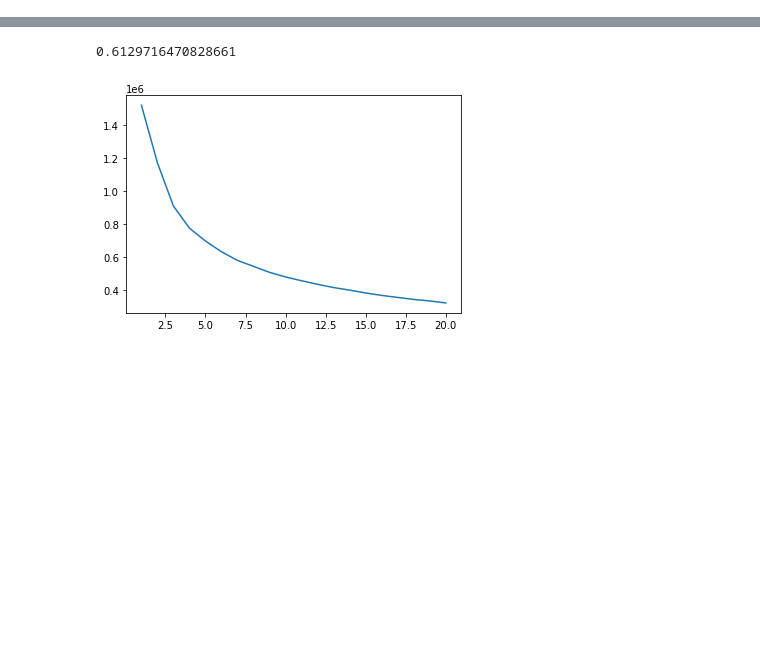
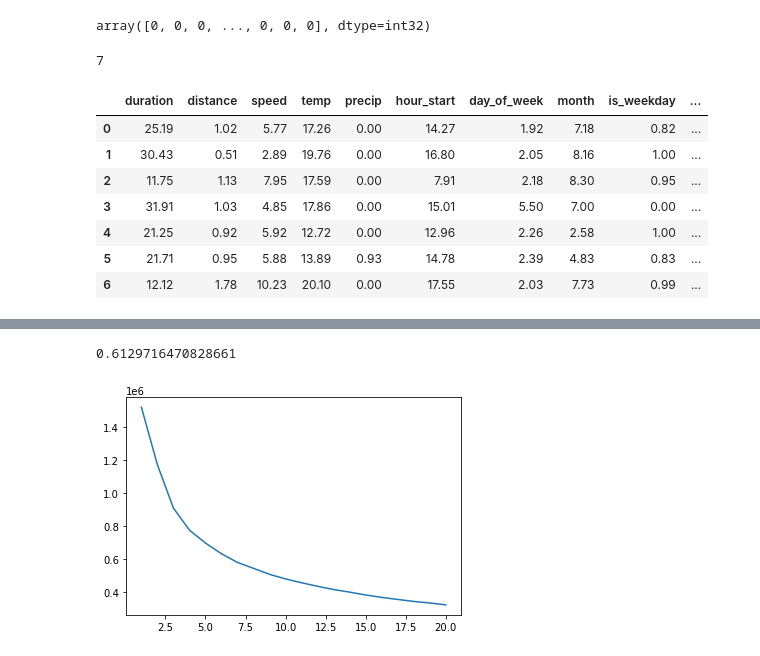
Before and after one commit to katekuian/aa_2021_magma, a Jupyter notebook: 03_cluster_analysis/01_cluster_trip_types.ipynb, the cells around one changed output, grey strips where cells are left out. Drawn from its saved outputs; the diff is of its cells as text; code cells hidden in the pictures; blank space fills up the shorter version.

```diff
--- a/03_cluster_analysis/01_cluster_trip_types.ipynb
+++ b/03_cluster_analysis/01_cluster_trip_types.ipynb
@@ -181,0 +91,37 @@ sns.lmplot(x="distance", y="duration", data=X, fit_reg=False, hue="cluster")
+# %%
+best_means = KMeans(n_clusters=7)
+best_means.fit(X_scaled)
+best_means.predict(X_scaled)
+# %% [output]
+array([0, 0, 0, ..., 0, 0, 0], dtype=int32)
+# %%
+len(best_means.cluster_centers_)
+# %% [output]
+7
+# %%
+clusters = best_means.cluster_centers_
+clusters = scaler.inverse_transform(clusters)
+clusters_df = pd.DataFrame(clusters, columns=X.columns)
+clusters_rounded_df = clusters_df.round(2)
+clusters_rounded_df["size"] = X_scaled_df.groupby(best_means.labels_).size()
+
+clusters_rounded_df["labels"] = [
+    "weekend",
+    "fast|early|wednesday",
+    "hot",
+    "long",
+    "rainy",
+    "cold|sunny",
+    "holiday",
+]
+
+clusters_rounded_df
+# %% [output]
+|  | duration | distance | speed | temp | precip | hour_start | day_of_week | month | is_weekday | ... |
+| 0 | 25.19 | 1.02 | 5.77 | 17.26 | 0.00 | 14.27 | 1.92 | 7.18 | 0.82 | ... |
+| 1 | 30.43 | 0.51 | 2.89 | 19.76 | 0.00 | 16.80 | 2.05 | 8.16 | 1.00 | ... |
+| 2 | 11.75 | 1.13 | 7.95 | 17.59 | 0.00 | 7.91 | 2.18 | 8.30 | 0.95 | ... |
+| 3 | 31.91 | 1.03 | 4.85 | 17.86 | 0.00 | 15.01 | 5.50 | 7.00 | 0.00 | ... |
+| 4 | 21.25 | 0.92 | 5.92 | 12.72 | 0.00 | 12.96 | 2.26 | 2.58 | 1.00 | ... |
+| 5 | 21.71 | 0.95 | 5.88 | 13.89 | 0.93 | 14.78 | 2.39 | 4.83 | 0.83 | ... |
+| 6 | 12.12 | 1.78 | 10.23 | 20.10 | 0.00 | 17.55 | 2.03 | 7.73 | 0.99 | ... |
```
Also changed, not shown: parts of 41 cells of this notebook, 1 other file.
